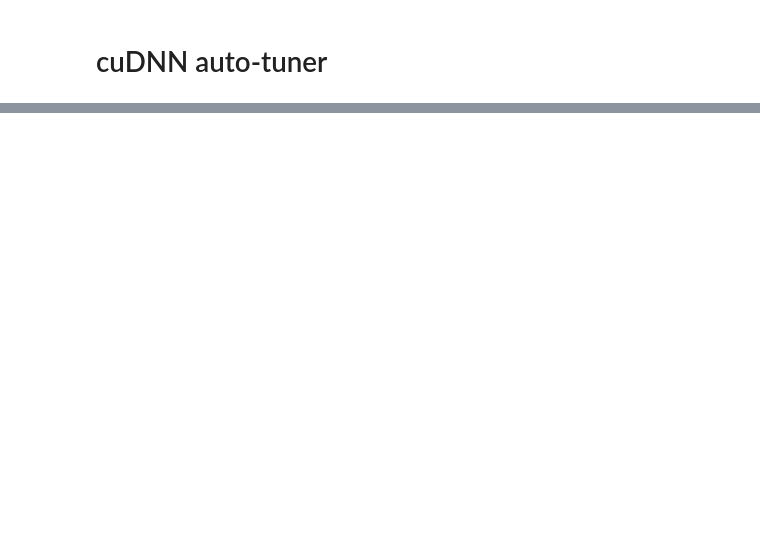
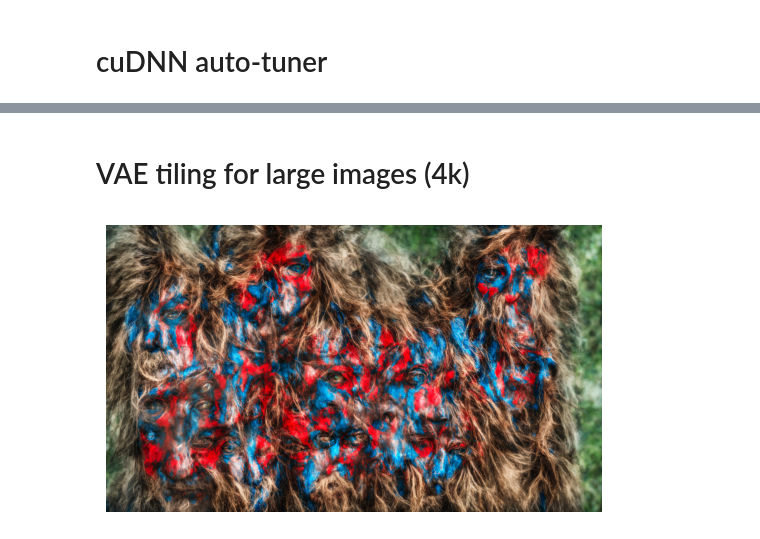
Before and after one commit to shanetwinterhalter/ai_learning, a Jupyter notebook: stable_diffusion_optimization.ipynb, the cells around one changed output, grey strips where cells are left out. Saved outputs shown, nothing was run; the diff lists cells and outputs as text; code cells hidden in the pictures; blank space fills up the shorter version.

```diff
--- a/stable_diffusion_optimization.ipynb
+++ b/stable_diffusion_optimization.ipynb
@@ -40,0 +76,16 @@ plot_img(image)
+# %% [markdown]
+# VAE tiling for large images (4k)
+# %%
+# Can't move model to cuda here - needs to be left on default due to sequential CPU offload
+pipe = StableDiffusionPipeline.from_pretrained(model_id, torch_dtype=torch.float16, safety_checker=None)
+pipe.scheduler = UniPCMultistepScheduler.from_config(pipe.scheduler.config)
+pipe.enable_vae_tiling()
+pipe.enable_xformers_memory_efficient_attention()
+#pipe.enable_model_cpu_offload()
+# Required to run on 8GB GPU
+pipe.enable_sequential_cpu_offload()
+generator = torch.Generator("cuda").manual_seed(60)
+image = pipe(prompt, width=3840, height=2224, num_inference_steps=20).images[0]
+plot_img(image)
+# %% [output]
+[figure, added]
```
Also changed, not shown: parts of 9 cells of this notebook, 2 other files.
